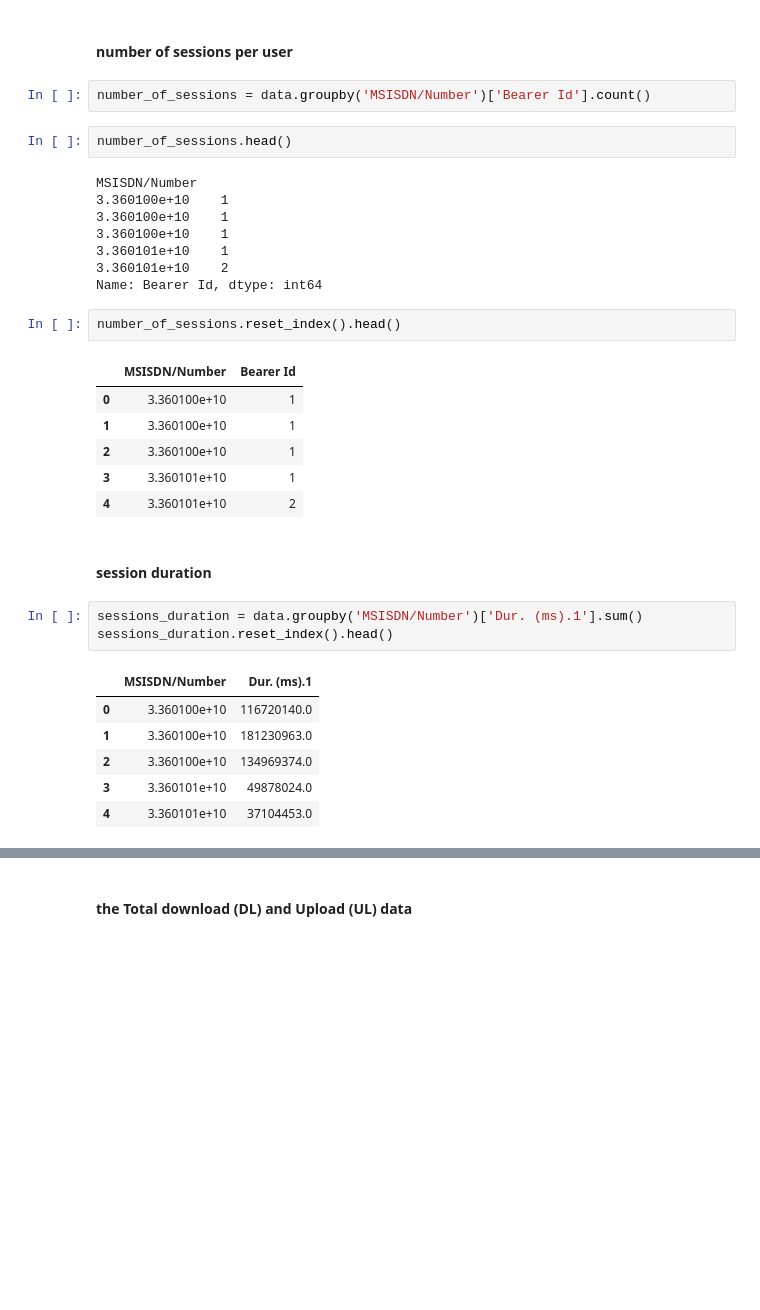
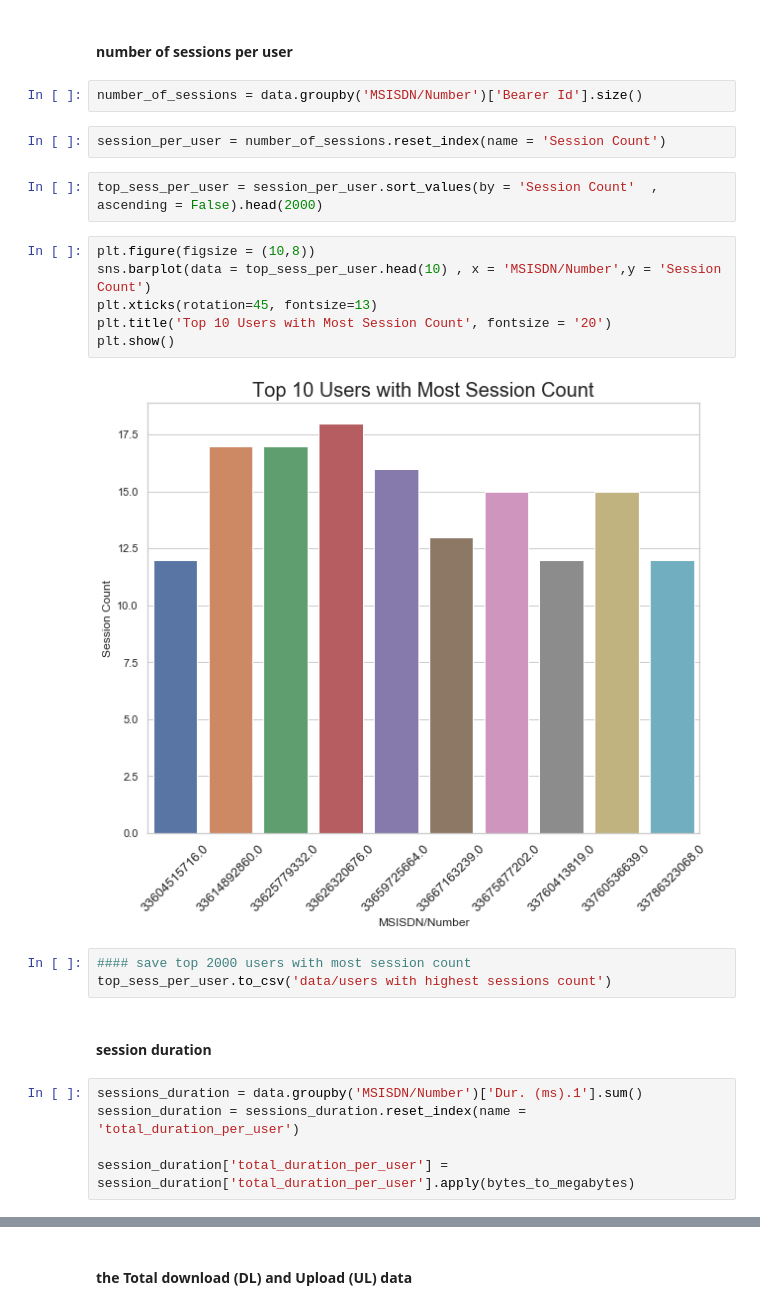
Before and after one commit to jayeolasegun/10Academy_week2, a Jupyter notebook: user_overview.ipynb, the cells around one changed output, grey strips where cells are left out. Cells and saved outputs as stored; diff of their text form; blank space fills up the shorter version.

```diff
--- a/user_overview.ipynb
+++ b/user_overview.ipynb
@@ -217,35 +301,26 @@ top_manufacturers
 # %% [markdown]
 #### number of sessions per user
 # %%
-number_of_sessions = data.groupby('MSISDN/Number')['Bearer Id'].count()
+number_of_sessions = data.groupby('MSISDN/Number')['Bearer Id'].size()
-# %%
-number_of_sessions.head()
-# %% [output]
-MSISDN/Number
-3.360100e+10    1
-3.360100e+10    1
-3.360100e+10    1
-3.360101e+10    1
-3.360101e+10    2
-Name: Bearer Id, dtype: int64
-# %%
-number_of_sessions.reset_index().head()
-# %% [output]
-|  | MSISDN/Number | Bearer Id |
-| 0 | 3.360100e+10 | 1 |
-| 1 | 3.360100e+10 | 1 |
-| 2 | 3.360100e+10 | 1 |
-| 3 | 3.360101e+10 | 1 |
-| 4 | 3.360101e+10 | 2 |
+# %%
+session_per_user = number_of_sessions.reset_index(name = 'Session Count')
+# %%
+top_sess_per_user = session_per_user.sort_values(by = 'Session Count'  , ascending = False).head(2000)
+# %%
+plt.figure(figsize = (10,8))
+sns.barplot(data = top_sess_per_user.head(10) , x = 'MSISDN/Number',y = 'Session Count')
+plt.xticks(rotation=45, fontsize=13)
+plt.title('Top 10 Users with Most Session Count', fontsize = '20')
+plt.show()
+# %% [output]
+[figure, added]
+# %%
+#### save top 2000 users with most session count
+top_sess_per_user.to_csv('data/users with highest sessions count')
 # %% [markdown]
 #### session duration
 # %%
 sessions_duration = data.groupby('MSISDN/Number')['Dur. (ms).1'].sum()
-sessions_duration.reset_index().head()
+session_duration = sessions_duration.reset_index(name = 'total_duration_per_user')
+
+session_duration['total_duration_per_user'] = session_duration['total_duration_per_user'].apply(bytes_to_megabytes)
-# %% [output]
-|  | MSISDN/Number | Dur. (ms).1 |
-| 0 | 3.360100e+10 | 116720140.0 |
-| 1 | 3.360100e+10 | 181230963.0 |
-| 2 | 3.360100e+10 | 134969374.0 |
-| 3 | 3.360101e+10 | 49878024.0 |
-| 4 | 3.360101e+10 | 37104453.0 |
```
Also changed, not shown: parts of 61 cells of this notebook, 13 other files.
